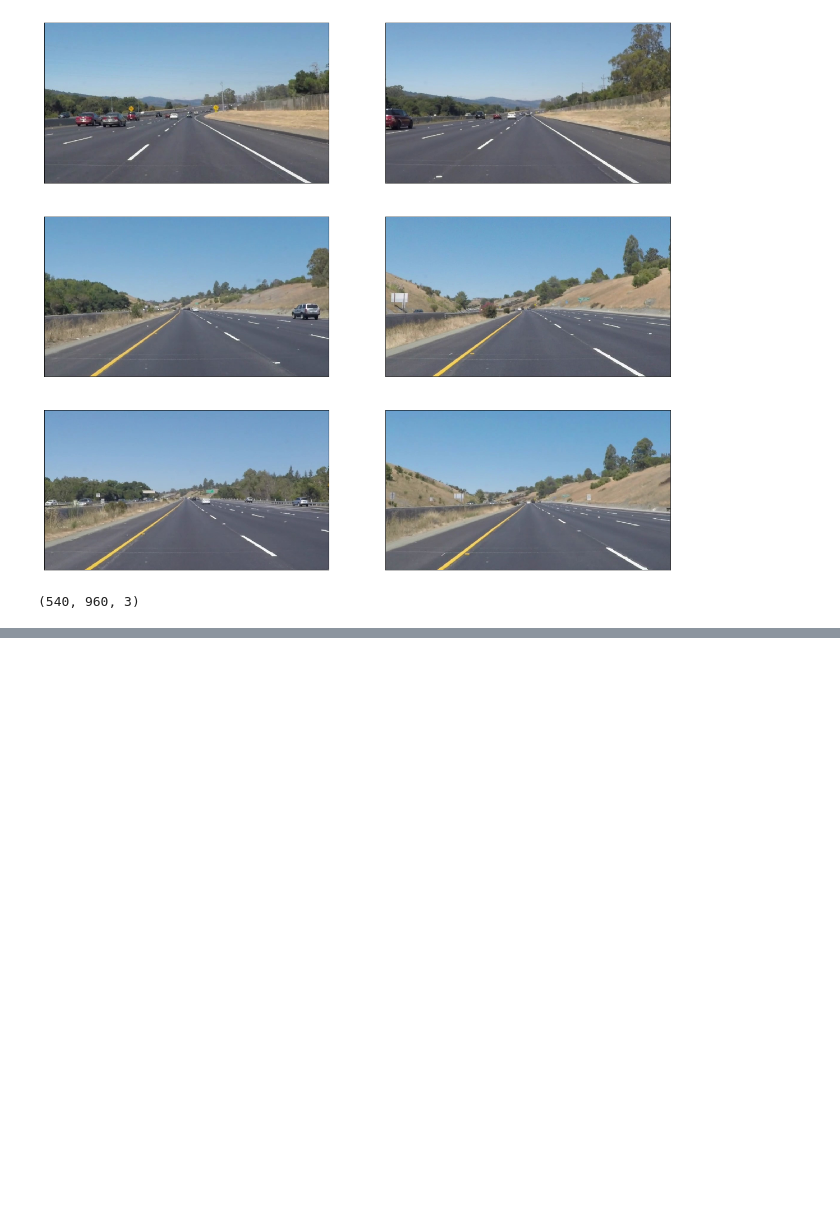
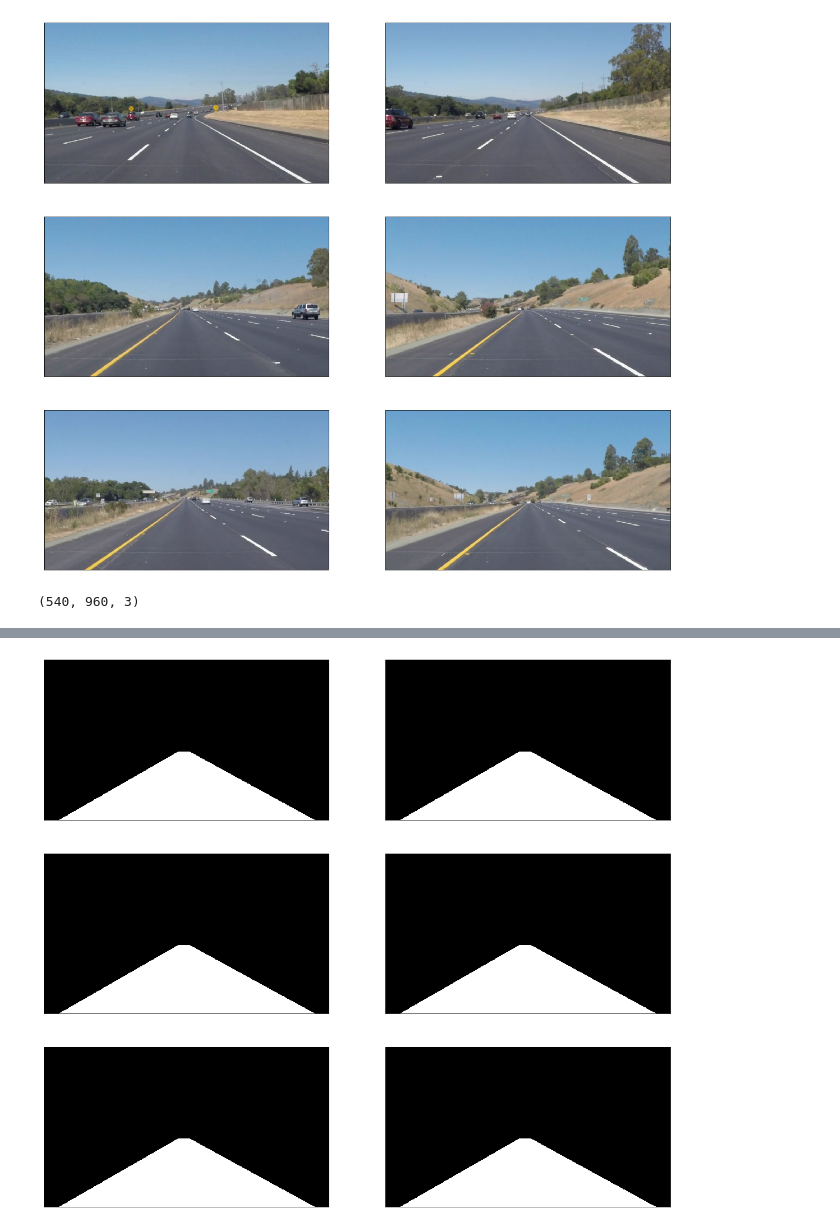
Before and after one commit to Prateekj2903/Udacity-Self-Driving-Car, a Jupyter notebook: Basic_Lane_Detection.ipynb, the cells around one changed output, grey strips where cells are left out. Saved outputs shown, nothing was run; the diff lists cells and outputs as text; code cells hidden in the pictures; blank space fills up the shorter version.

```diff
--- a/Basic_Lane_Detection.ipynb
+++ b/Basic_Lane_Detection.ipynb
@@ -120,0 +124,34 @@ plt.imshow(test_images[0])
+# %%
+def get_region_of_interest(lane, vertices):
+    left, right = lane
+
+    img_zeros = np.zeros(shape=[img_h, img_w, 3])
+    img_zeros = draw_lines(img_zeros, left)
+    img_zeros = draw_lines(img_zeros, right)
+
+    mask = np.zeros_like(img_zeros)
+    if len(img_zeros.shape) > 2:
+        mask_color = (255, ) * img.shape[2]
+    else:
+        mask_color = 255
+    mask = cv2.fillPoly(mask, vertices, mask_color)
+    masked_image = cv2.bitwise_and(img_zeros, mask)
+
+    return mask, masked_image
+# %%
+vertices = np.array([[(50, img_h),
+                          (450, 310),
+                          (490, 310),
+                          (img_w - 50, img_h)]],
+                        dtype=np.int32)
+# %%
+masks, masked_images = [], []
+
+for i, lane in enumerate(lanes):
+    mask, masked_image = get_region_of_interest(lane, vertices)
+    masks.append(mask)
+    masked_images.append(masked_image)
+# %%
+plot_images(masks)
+# %% [output]
+[figure, added]
```
Also changed, not shown: parts of 9 cells of this notebook.
